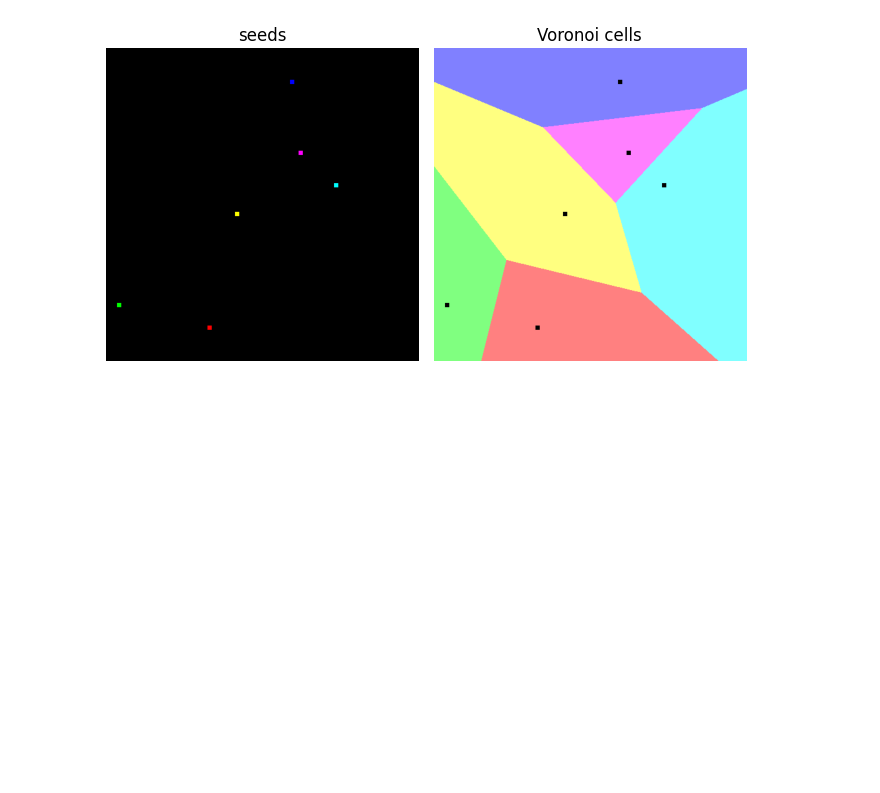
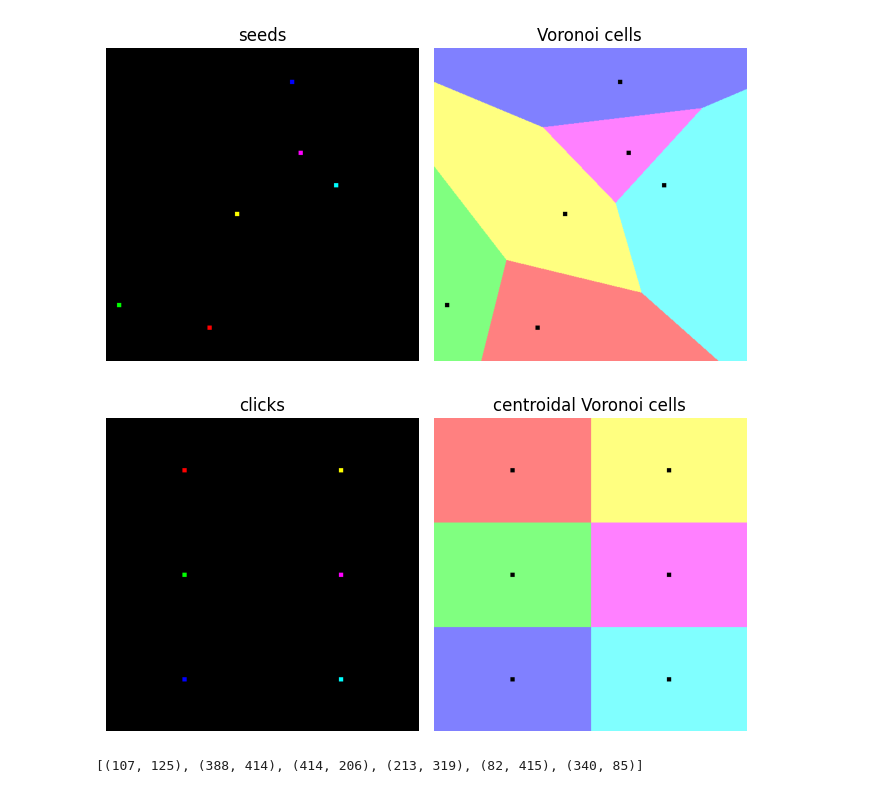
Before and after one commit to FlorinAndrei/segmentation_click_train, a Jupyter notebook: article.ipynb, the cells around one changed output. Drawn from its saved outputs; the diff is of its cells as text; code cells hidden in the pictures; blank space fills up the shorter version.

Commit message:
expand article

```diff
--- a/article.ipynb
+++ b/article.ipynb
@@ -421,2 +441,40 @@ plt.show()
 # %% [output]
 [figure]
+# %%
+square_centroids = [
+    (85, 128),
+    (256, 128),
+    (427, 128),
+    (85, 384),
+    (256, 384),
+    (427, 384),
+]
+show_tiling(
+    np.array(square_centroids, dtype=np.int16),
+    vt_colors_sat,
+    vt_colors_unsat,
+    click_radius,
+    "clicks",
+    "centroidal Voronoi cells",
+    "voronoi_example_centroidal.png",
+)
+# %% [output]
+[figure, added]
+# %%
+from uniform_clicks import test_gamma
+
+tg_baseline_dir = "article_energy_dir"
+tg_frame_arr = np.full(image_size, 1, dtype=np.uint8)
+tg_sp_schedule = {"tmax": 2000.0, "tmin": 0.1, "steps": 500, "updates": 0}
+tg_n_points = 6
+tg_args = (tg_baseline_dir, tg_frame_arr, tg_sp_schedule, tg_n_points)
+if not os.path.exists(tg_baseline_dir):
+    best_points, best_energy = test_gamma(tg_args)
+    with open("centroid_best_points.pkl", "wb") as bpf:
+        pickle.dump(best_points, bpf)
+
+with open("centroid_best_points.pkl", "rb") as bpf:
+    best_points = pickle.load(bpf)
+best_points
+# %% [output]
+[(107, 125), (388, 414), (414, 206), (213, 319), (82, 415), (340, 85)]
```
Also changed, not shown: parts of 7 cells of this notebook, 5 other files.
